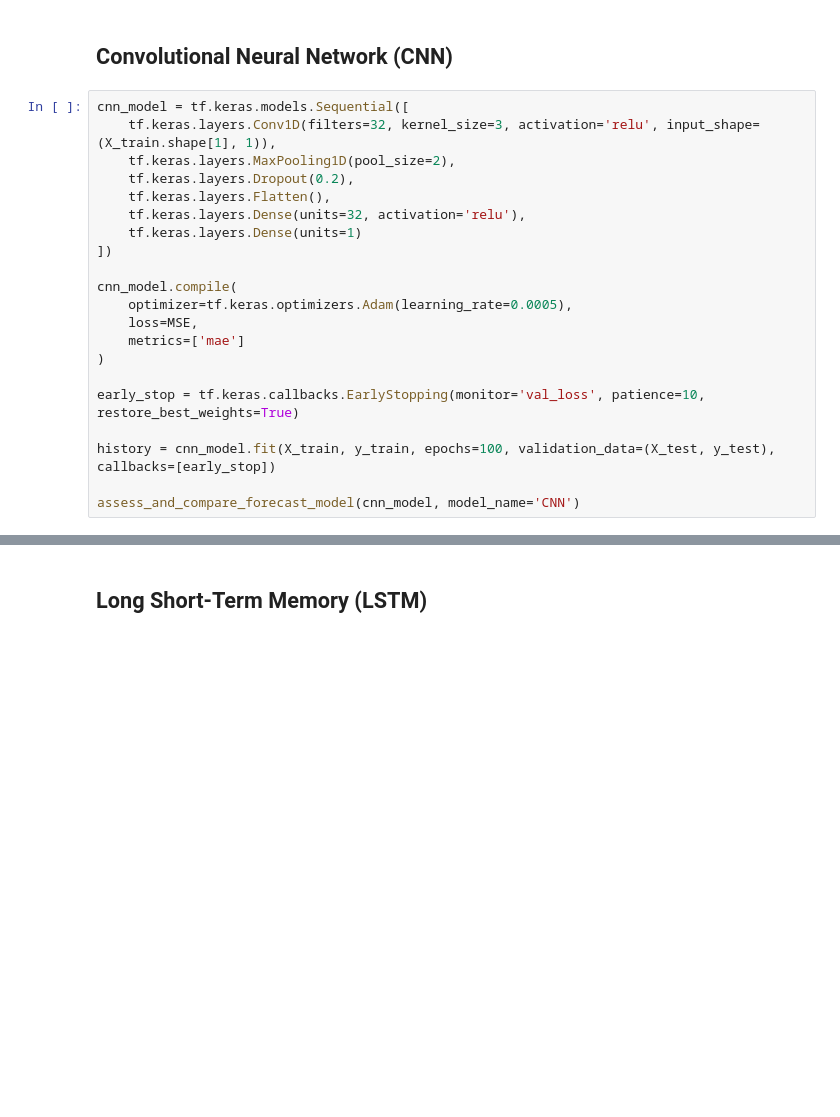
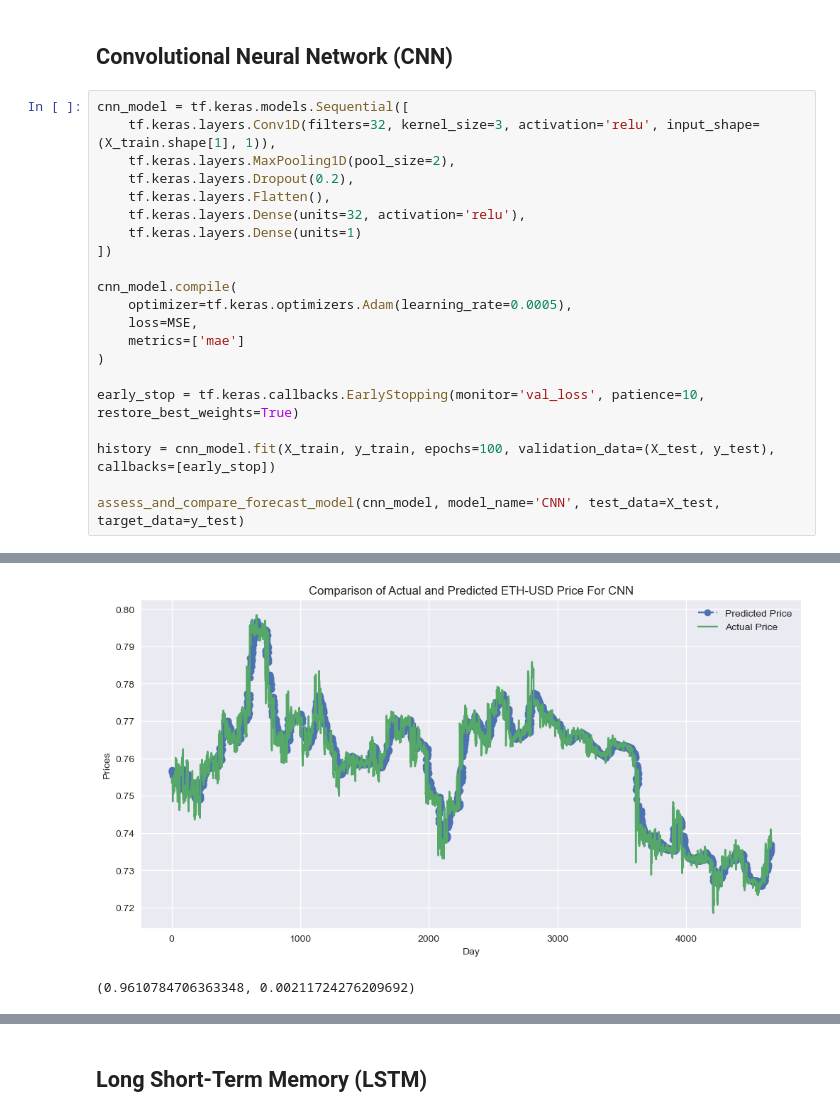
Before and after one commit to bryan-ortiz0/crypto-forecast-analysis, a Jupyter notebook: ethereum-pipeline.ipynb, the cells around one changed output, grey strips where cells are left out. Saved outputs shown, nothing was run; the diff lists cells and outputs as text; blank space fills up the shorter version.

```diff
--- a/ethtractor-hourly.ipynb
+++ b/ethereum-pipeline.ipynb
@@ -630,4 +650,5 @@ early_stop = tf.keras.callbacks.EarlyStopping(monitor='val_loss', patience=10, r
 
 history = cnn_model.fit(X_train, y_train, epochs=100, validation_data=(X_test, y_test), callbacks=[early_stop])
 
-assess_and_compare_forecast_model(cnn_model, model_name='CNN')
+assess_and_compare_forecast_model(cnn_model, model_name='CNN', test_data=X_test, target_data=y_test)
+# %% [output]
@@ -634,2 +672,4 @@ assess_and_compare_forecast_model(cnn_model, model_name='CNN')
+[figure, added]
+(0.9610784706363348, 0.00211724276209692)
 # %%
 cnn_model.summary()
```
Also changed, not shown: parts of 27 cells of this notebook, 16 other files.
